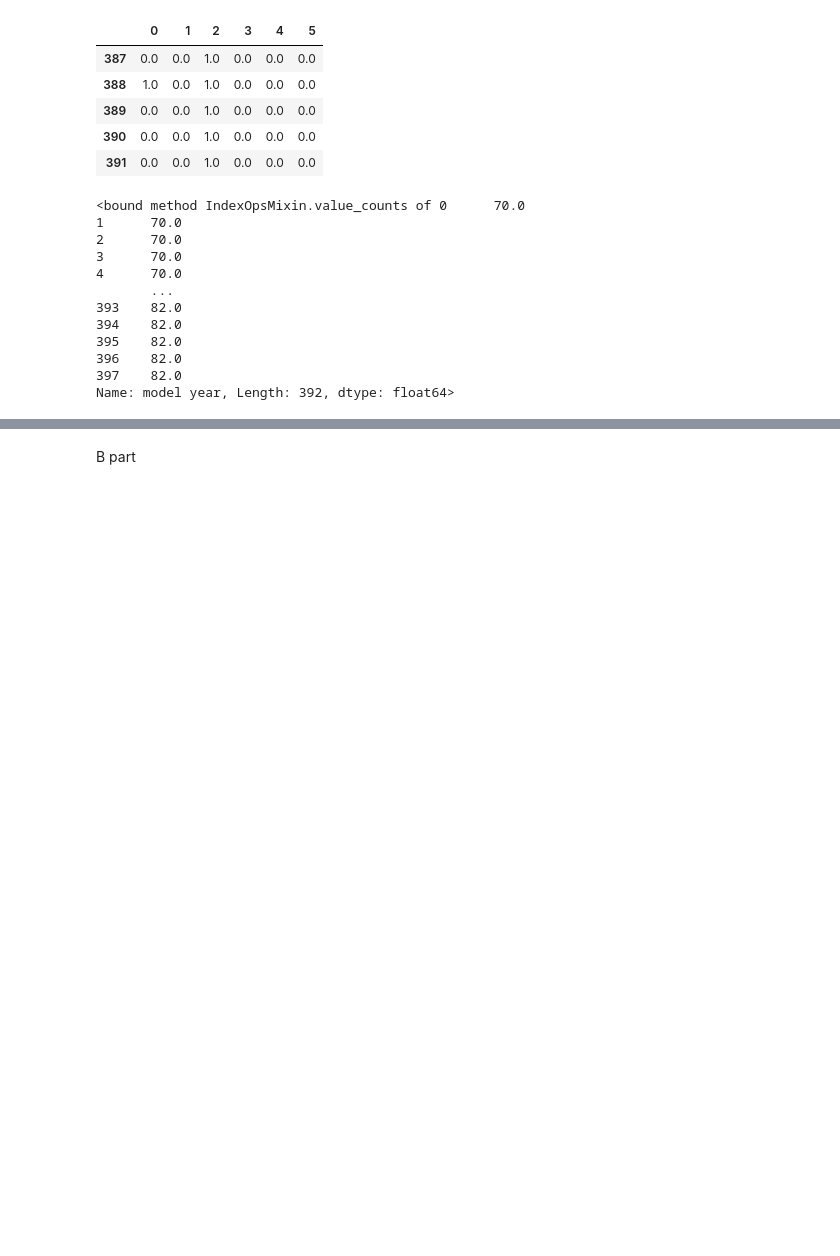
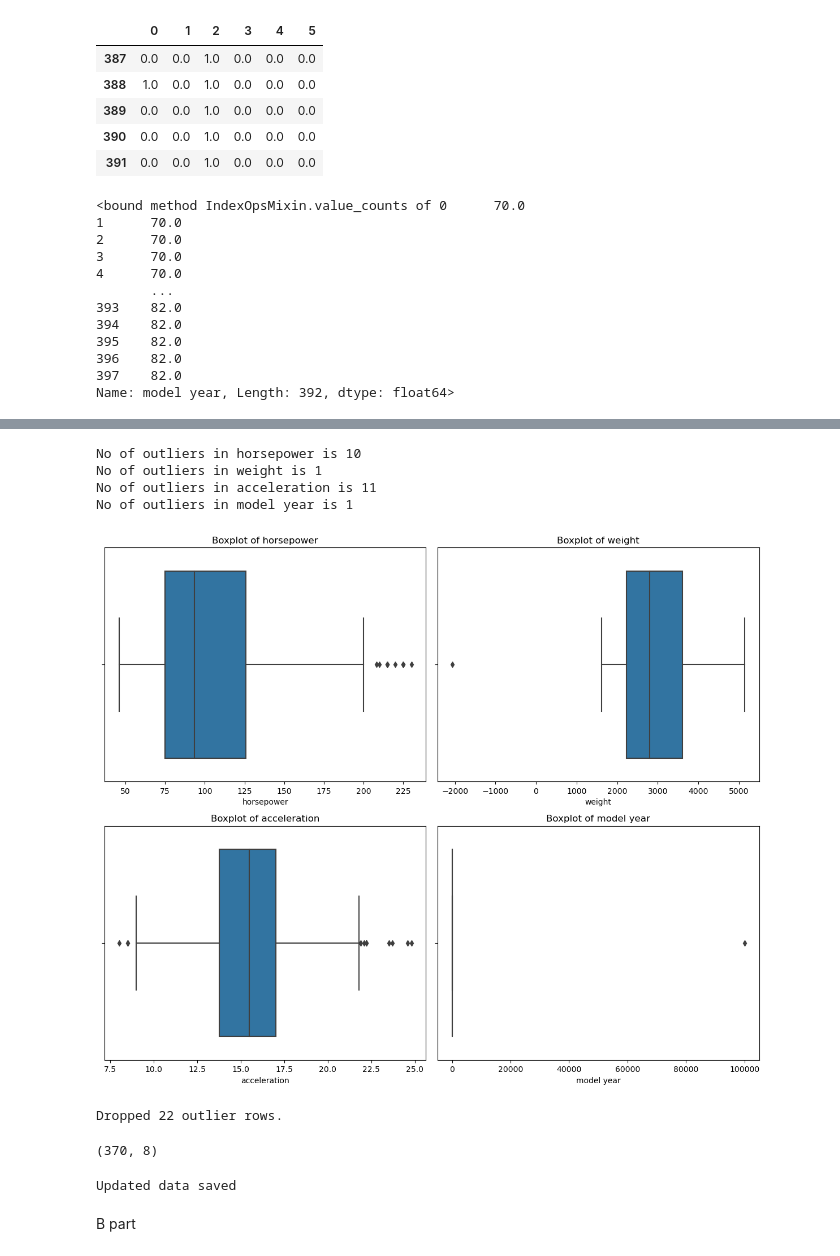
Before and after one commit to anushk4/CSE558-Assignments, a Jupyter notebook: q1.ipynb, the cells around one changed output, grey strips where cells are left out. Saved outputs shown, nothing was run; the diff lists cells and outputs as text; code cells hidden in the pictures; blank space fills up the shorter version.

Commit message:
q1 data clean

```diff
--- a/q1.ipynb
+++ b/q1.ipynb
@@ -5,6 +7,7 @@ import numpy as np
 df = pd.read_csv('./Datasets/Auto MPG.csv')
 df = df.replace('?', np.nan)
 df = df.dropna()
+df['horsepower'] = pd.to_numeric(df['horsepower'])
 df.head()
 # %% [output]
 |  | mpg | cylinders | displacement | horsepower | weight | acceleration | model year | origin |
@@ -95,0 +118,6 @@ Name: model year, Length: 392, dtype: float64>
+# %%
+# df['horsepower'].value_counts()
+f = open('file.txt', 'w')
+content = df['horsepower'].value_counts()
+f.write(content.to_string())
+f.close()
@@ -96,2 +126,54 @@ Name: model year, Length: 392, dtype: float64>
+# %%
+for column in df.columns:
+    Q1 = df[column].quantile(0.25)
+    Q3 = df[column].quantile(0.75)
+    IQR = Q3 - Q1
+    # Define the outlier bounds
+    lower_bound = Q1 - 1.5 * IQR
+    upper_bound = Q3 + 1.5 * IQR
+    # Find outliers
+    outliers = df[(df[column] < lower_bound) | (df[column] > upper_bound)]
+    # Print outliers
+    if outliers.size != 0:
+        outliers_idx.update(outliers.index.tolist())
+        print(f"No of outliers in {column} is {outliers.shape[0]}")
+# %% [output]
+No of outliers in horsepower is 10
+No of outliers in weight is 1
+No of outliers in acceleration is 11
+No of outliers in model year is 1
+# %%
+outlier_cols = ['horsepower', 'weight', 'acceleration', 'model year']
+# %%
+fig, axes = plt.subplots(2, 2, figsize=(12, 10))
+
+axes = axes.flatten()
+
+for i, feature in enumerate(outlier_cols):
+    sns.boxplot(x=feature, data=df, ax=axes[i])
+    axes[i].set_title(f'Boxplot of {feature}')
+
+plt.tight_layout()
+plt.show()
+# %% [output]
+[figure, added]
+# %%
+if outliers_idx:
+    df = df.drop(outliers_idx)
+    print(f"Dropped {len(outliers_idx)} outlier rows.")
+else:
+    print("No outliers found.")
+df.reset_index(drop=True, inplace=True)
+# %% [output]
+Dropped 22 outlier rows.
+# %%
+df.shape
+# %% [output]
+(370, 8)
+# %%
+df.to_csv('./Datasets/cleaned_MPG.csv')
+print("Updated data saved")
+# %% [output]
+Updated data saved
 # %% [markdown]
 B part
```
Also changed, not shown: parts of 4 cells of this notebook, 4 other files.
